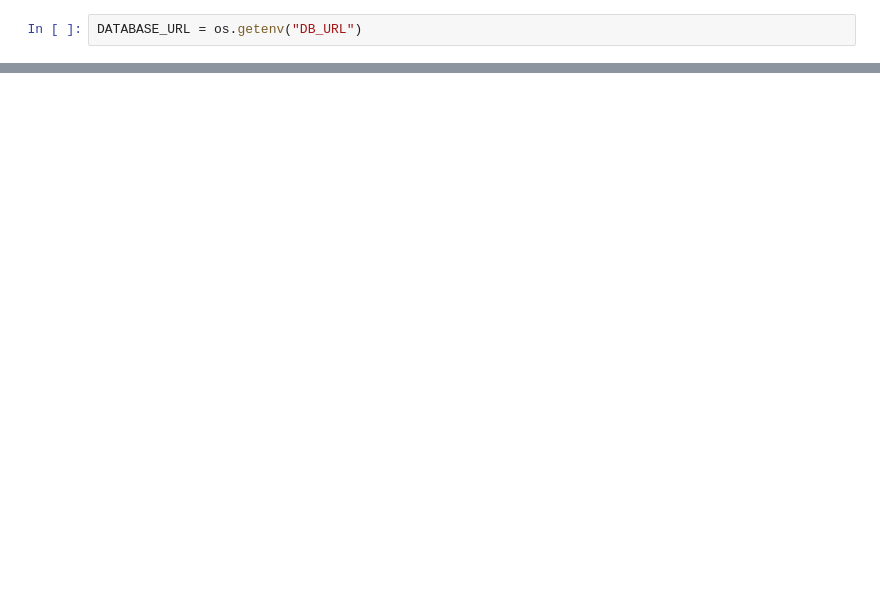
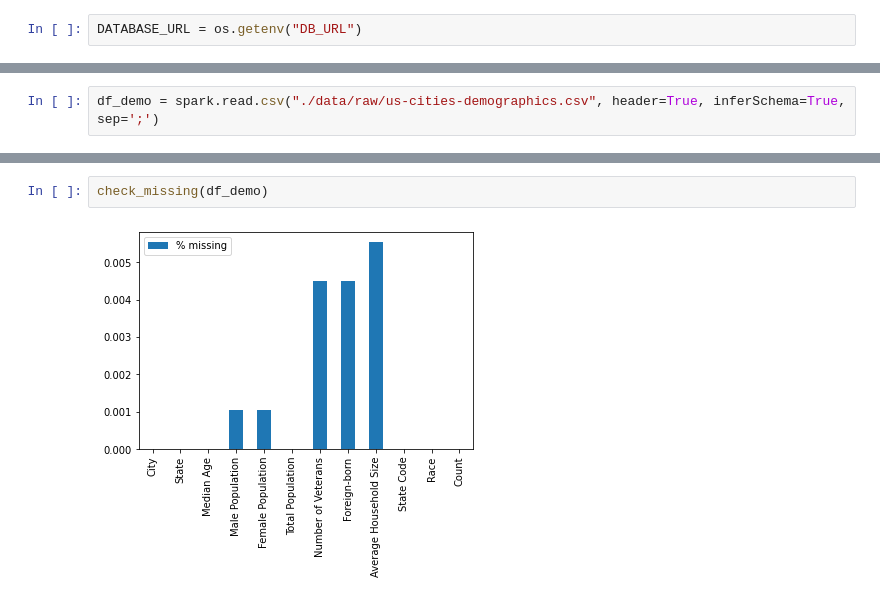
Before and after one commit to keyanyang/udacity-data-engineering-capstone, a Jupyter notebook: Capstone Project.ipynb, the cells around one changed output, grey strips where cells are left out. Saved outputs shown, nothing was run; the diff lists cells and outputs as text; blank space fills up the shorter version.

```diff
--- a/Capstone Project.ipynb
+++ b/Capstone Project.ipynb
@@ -34,0 +61,2 @@ df.write\
+# %%
+df_demo = spark.read.csv("./data/raw/us-cities-demographics.csv", header=True, inferSchema=True, sep=';')
@@ -34,0 +261,4 @@ df.write\
+# %%
+check_missing(df_demo)
+# %% [output]
+[figure, added]
```
Also changed, not shown: parts of 81 cells of this notebook, 17 other files.
